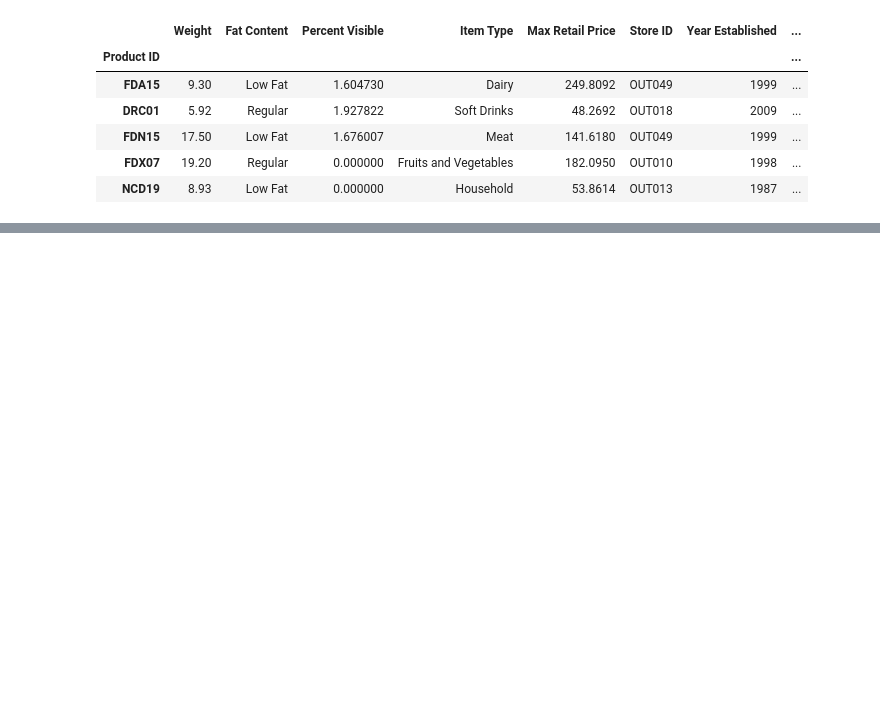
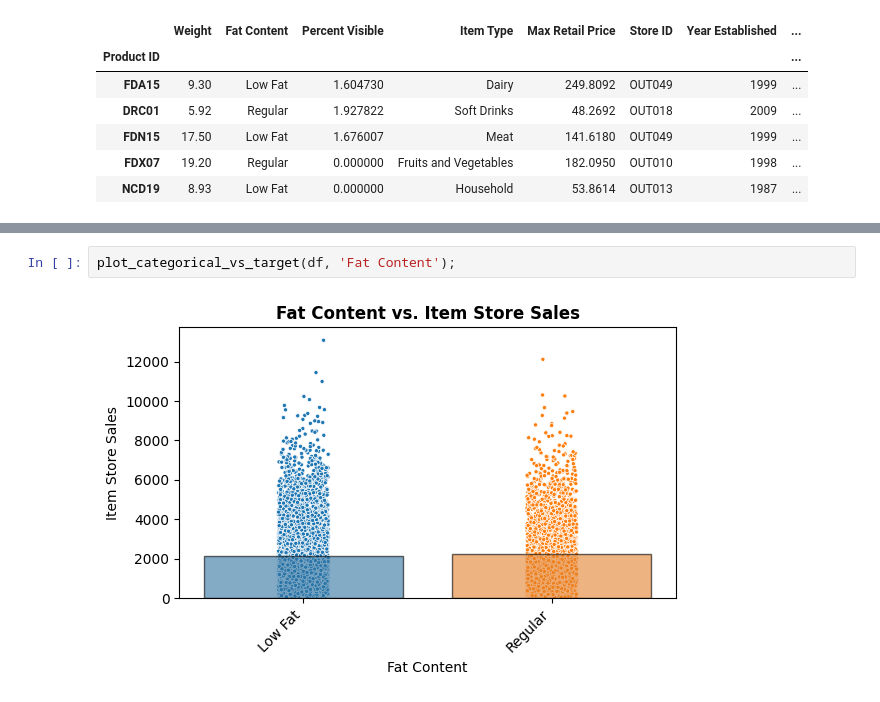
Before and after one commit to Rovidicus/Prediction-of-Product-Sales, a Jupyter notebook: PredictionofProductSales_LukeH.ipynb, the cells around one changed output, grey strips where cells are left out. Drawn from its saved outputs; the diff is of its cells as text; blank space fills up the shorter version.

```diff
--- a/PredictionofProductSales_LukeH.ipynb
+++ b/PredictionofProductSales_LukeH.ipynb
@@ -512,0 +768,4 @@ df.head()
+# %%
+plot_categorical_vs_target(df, 'Fat Content');
+# %% [output]
+[figure, added]
```
Also changed, not shown: parts of 58 cells of this notebook.
